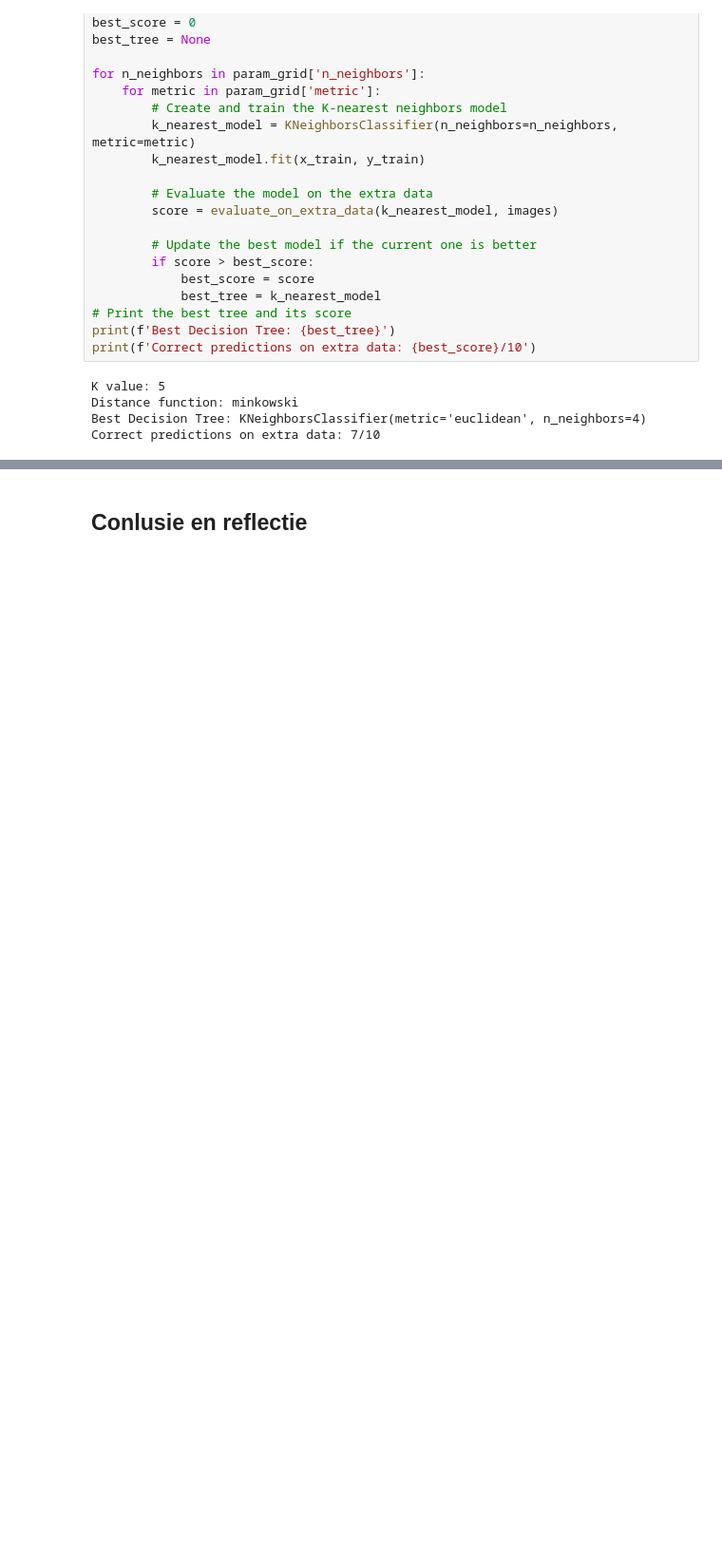
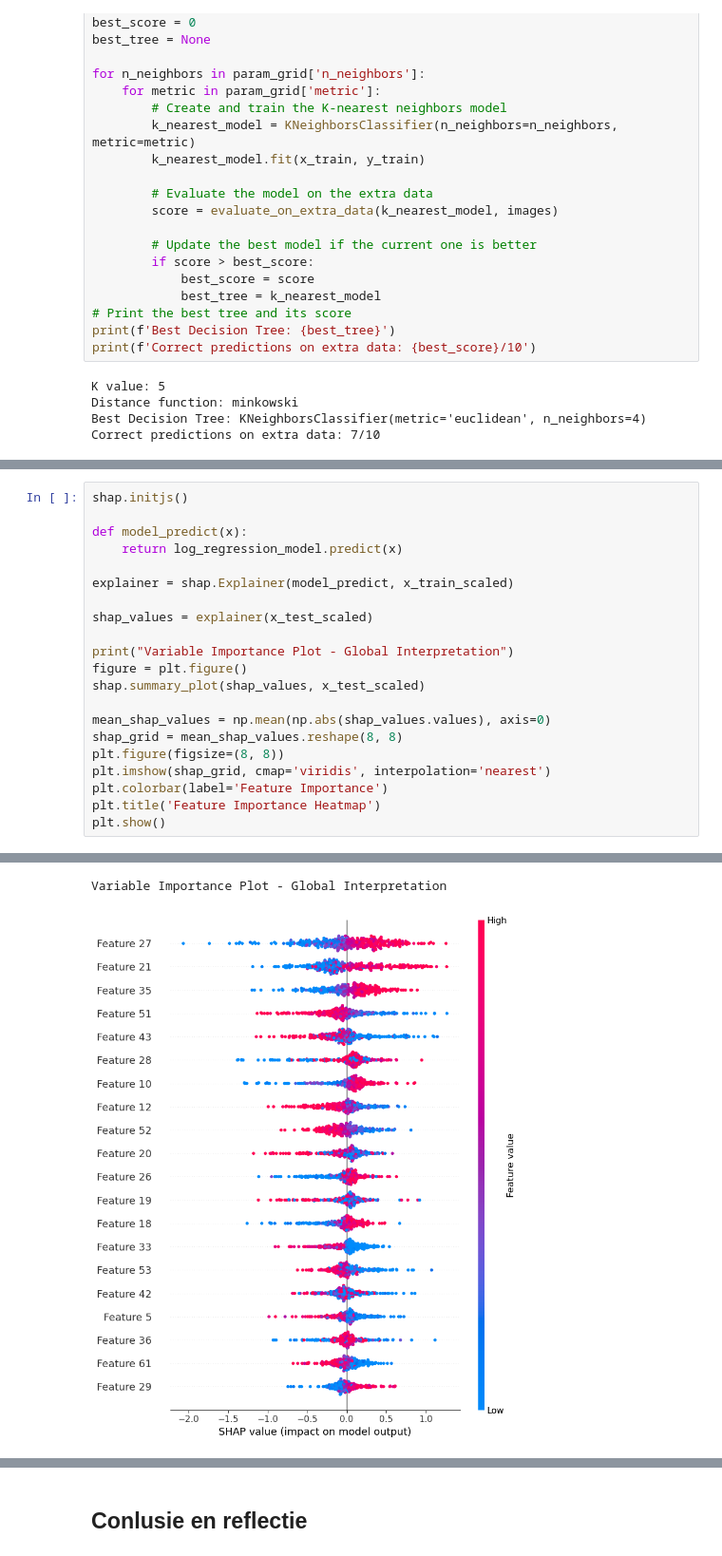
Before and after one commit to Liftpiloot/MNIST-Classification, a Jupyter notebook: MNIST-classification.ipynb, the cells around one changed output, grey strips where cells are left out. Shown: that part at 95% size. Drawn from its saved outputs; the diff is of its cells as text; blank space fills up the shorter version.

Commit message:
XAI analyse van k-nearest en logistic regression

```diff
--- a/MNIST-classification.ipynb
+++ b/MNIST-classification.ipynb
@@ -469,0 +474,22 @@ Correct predictions on extra data: 7/10
+# %%
+shap.initjs()
+
+def model_predict(x):
+    return log_regression_model.predict(x)
+
+explainer = shap.Explainer(model_predict, x_train_scaled)
+
+shap_values = explainer(x_test_scaled)
+
+print("Variable Importance Plot - Global Interpretation")
+figure = plt.figure()
+shap.summary_plot(shap_values, x_test_scaled)
+
+mean_shap_values = np.mean(np.abs(shap_values.values), axis=0)
+shap_grid = mean_shap_values.reshape(8, 8)
+plt.figure(figsize=(8, 8))
+plt.imshow(shap_grid, cmap='viridis', interpolation='nearest')
+plt.colorbar(label='Feature Importance')
+plt.title('Feature Importance Heatmap')
+plt.show()
+# %% [output]
@@ -469,0 +497,2 @@ Correct predictions on extra data: 7/10
+Variable Importance Plot - Global Interpretation
+[figure, added]
```
Also changed, not shown: parts of 10 cells of this notebook.
